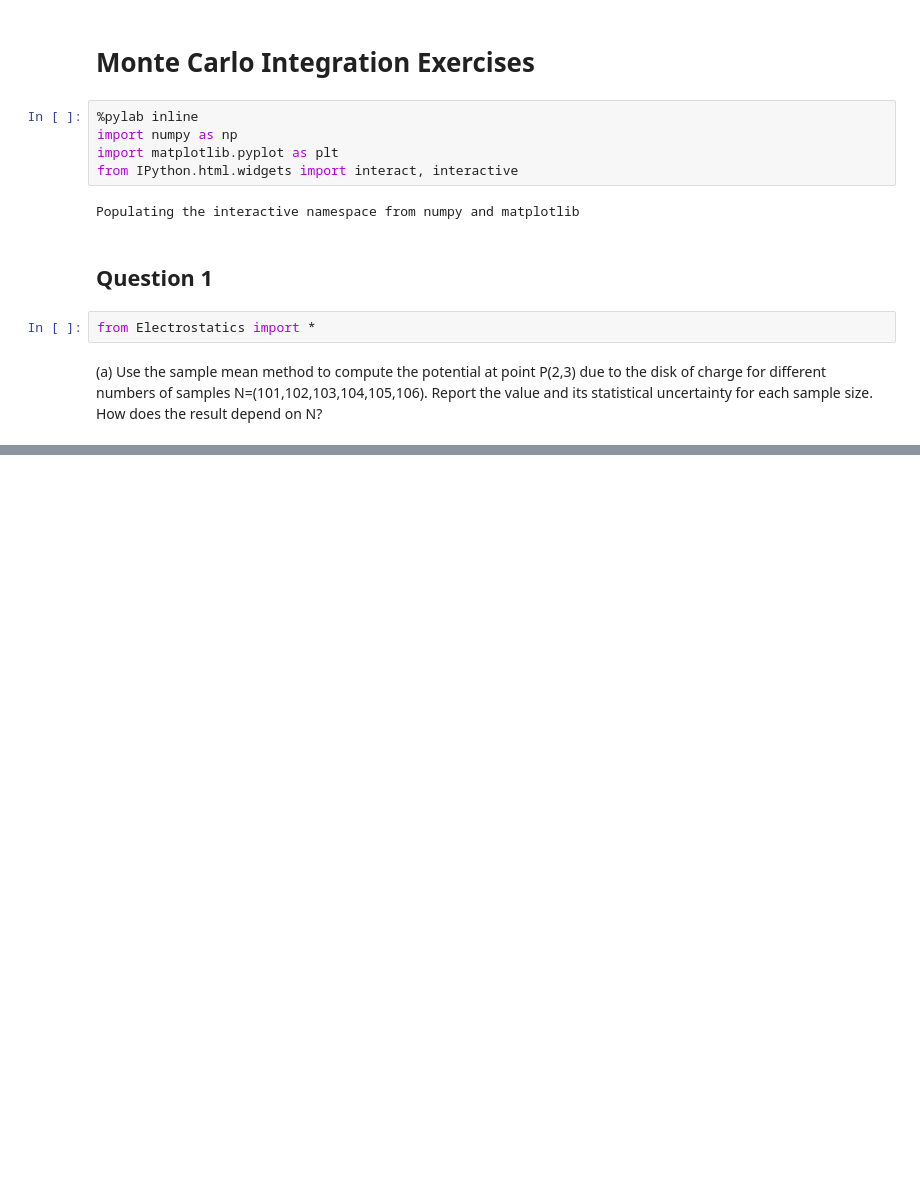
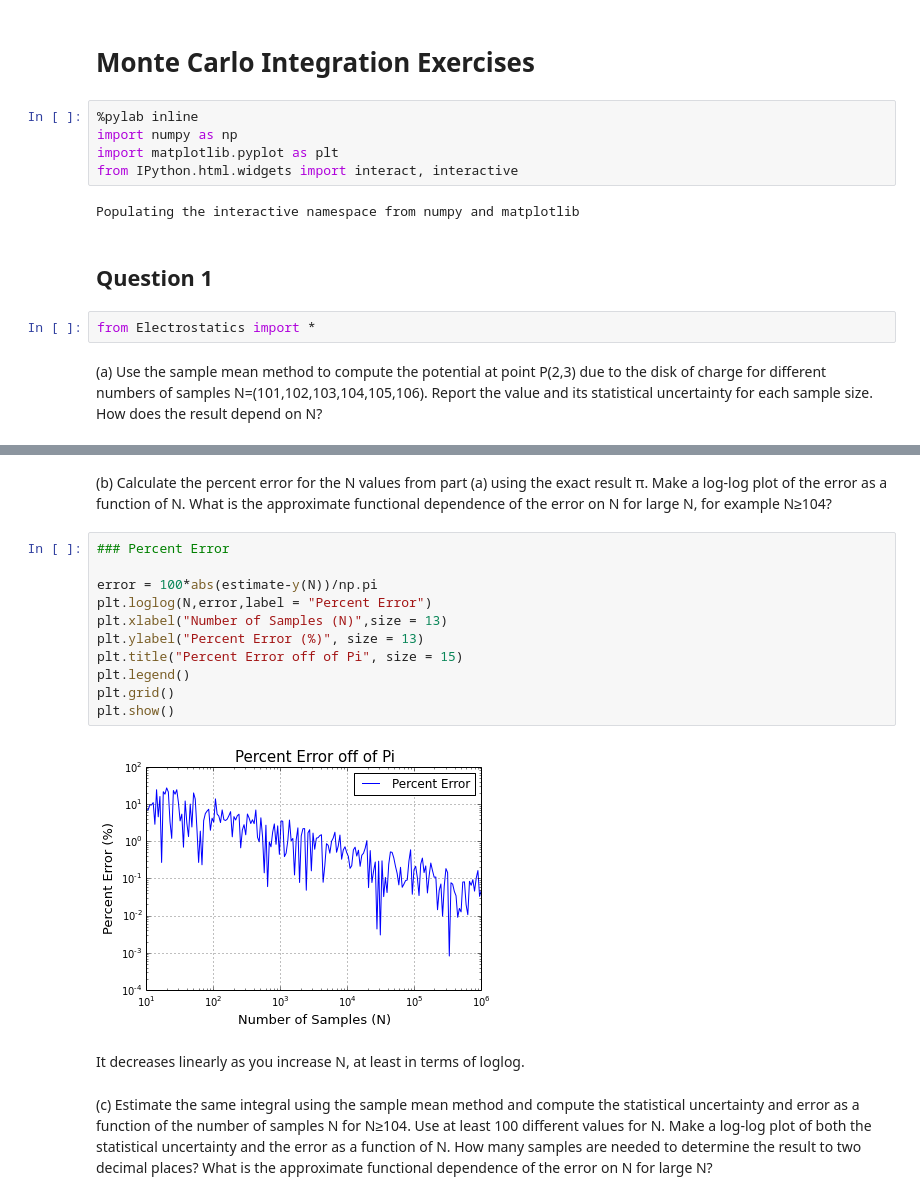
Before and after one commit to bwparry202/PHYS202-S14, a Jupyter notebook: SciPy/MCIntegrationExercises.ipynb, the cells around one changed output, grey strips where cells are left out. Cells and saved outputs as stored; diff of their text form; blank space fills up the shorter version.

```diff
--- a/SciPy/MCIntegrationExercises.ipynb
+++ b/SciPy/MCIntegrationExercises.ipynb
@@ -70,0 +188,22 @@ Error on I = 0.0170202573336 %
+# %% [markdown]
+(b) Calculate the percent error for the N values from part (a) using the exact result π. Make a log-log plot of the error as a function of N.
+What is the approximate functional dependence of the error on N for large N, for example N≥104?
+# %%
+### Percent Error
+
+error = 100*abs(estimate-y(N))/np.pi
+plt.loglog(N,error,label = "Percent Error")
+plt.xlabel("Number of Samples (N)",size = 13)
+plt.ylabel("Percent Error (%)", size = 13)
+plt.title("Percent Error off of Pi", size = 15)
+plt.legend()
+plt.grid()
+plt.show()
+# %% [output]
+[figure, added]
+# %% [markdown]
+It decreases linearly as you increase N, at least in terms of loglog.
+# %% [markdown]
+(c) Estimate the same integral using the sample mean method and compute the statistical uncertainty and error as a function of the number of samples N for N≥104. Use at least 100 different values for N.
+Make a log-log plot of both the statistical uncertainty and the error as a function of N.
+How many samples are needed to determine the result to two decimal places? What is the approximate functional dependence of the error on N for large N?
```
Also changed, not shown: parts of 14 cells of this notebook, 2 other files.
